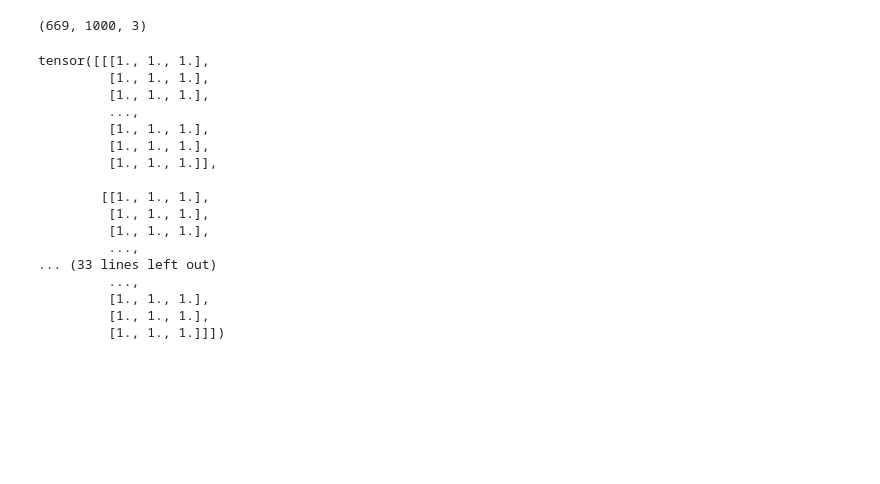
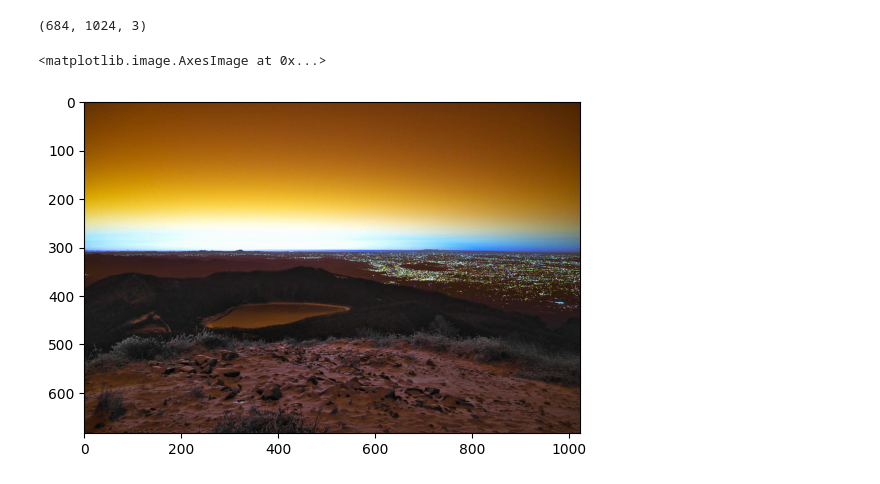
Before and after one commit to sitrm/steganography, a Jupyter notebook: steg_main.ipynb, the cells around one changed output. Saved outputs shown, nothing was run; the diff lists cells and outputs as text; code cells hidden in the pictures; blank space fills up the shorter version.

```diff
--- a/steg_main.ipynb
+++ b/steg_main.ipynb
@@ -146,27 +203,11 @@ def preprocess_image(img_path, target_size=(512, 512)):
 # %%
-image = cv2.imread('./0.png')
+image = cv2.imread('./test_lsb/data/4120.png')
+# #img = preprocess_image('./test_lsb/data/647.png')
+# img.shape
+# img = th.FloatTensor(img)
 print(image.shape)
-img = preprocess_image('./0.png')
-img.shape
-img = th.FloatTensor(img)
-img /= 255.0
-img
+plt.imshow(image)
 # %% [output]
-(669, 1000, 3)
+(684, 1024, 3)
-tensor([[[1., 1., 1.],
-         [1., 1., 1.],
-         [1., 1., 1.],
-         ...,
-         [1., 1., 1.],
-         [1., 1., 1.],
-         [1., 1., 1.]],
-
-        [[1., 1., 1.],
-         [1., 1., 1.],
-         [1., 1., 1.],
-         ...,
-... (33 lines left out)
-         ...,
-         [1., 1., 1.],
-         [1., 1., 1.],
-         [1., 1., 1.]]])
+<matplotlib.image.AxesImage at 0x...>
+[figure, added]
```
Also changed, not shown: parts of 11 cells of this notebook, 1 other file.
